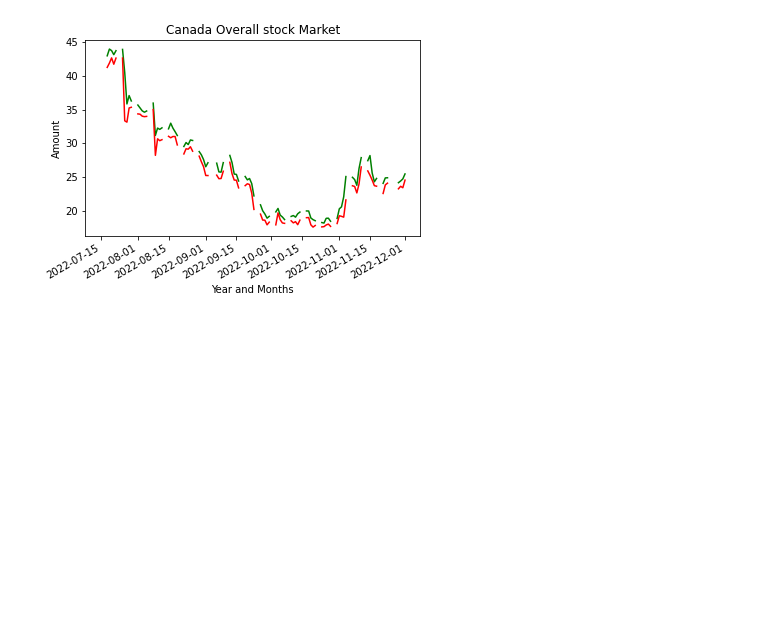
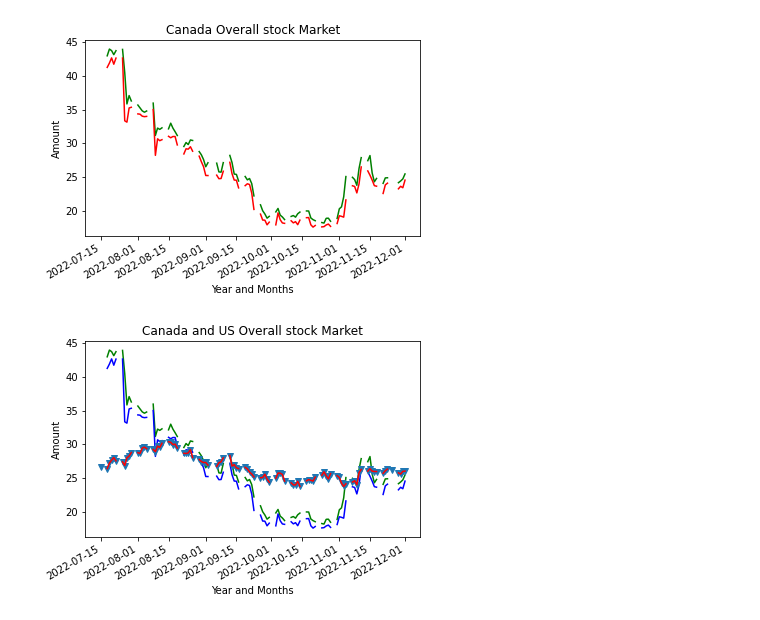
Before and after one commit to AIDA-Saskatchewan-polytechnic/Final_project_by_Naveen-Nilesh, a Jupyter notebook: Source/final_project.ipynb, the cells around one changed output. Drawn from its saved outputs; the diff is of its cells as text; code cells hidden in the pictures; blank space fills up the shorter version.

Commit message:
Overall Canada and US Stock Market

```diff
--- a/Source/final_project.ipynb
+++ b/Source/final_project.ipynb
@@ -595,3 +595,19 @@ fig.autofmt_xdate()
 plt.show()
 # %% [output]
 [figure]
+# %%
+#Overall Canada and US Stock Market
+fig = plt.figure()
+plt.plot_date(dataFrame_Merged_COVID_Stock['date'],dataFrame_Merged_COVID_Stock['canadian_high'],'g-')
+plt.plot_date(dataFrame_Merged_COVID_Stock['date'],dataFrame_Merged_COVID_Stock['canadian_low'],'b-')
+plt.plot_date(dataFrame_Merged_COVID_Stock['date'],dataFrame_Merged_COVID_Stock['american_low'],'v-')
+plt.plot_date(dataFrame_Merged_COVID_Stock['date'],dataFrame_Merged_COVID_Stock['american_high'],'r-')
+
+plt.title("Canada and US Overall stock Market")
+plt.xlabel("Year and Months")
+plt.ylabel("Amount")
+
+fig.autofmt_xdate()
+plt.show()
+# %% [output]
+[figure, added]
```
